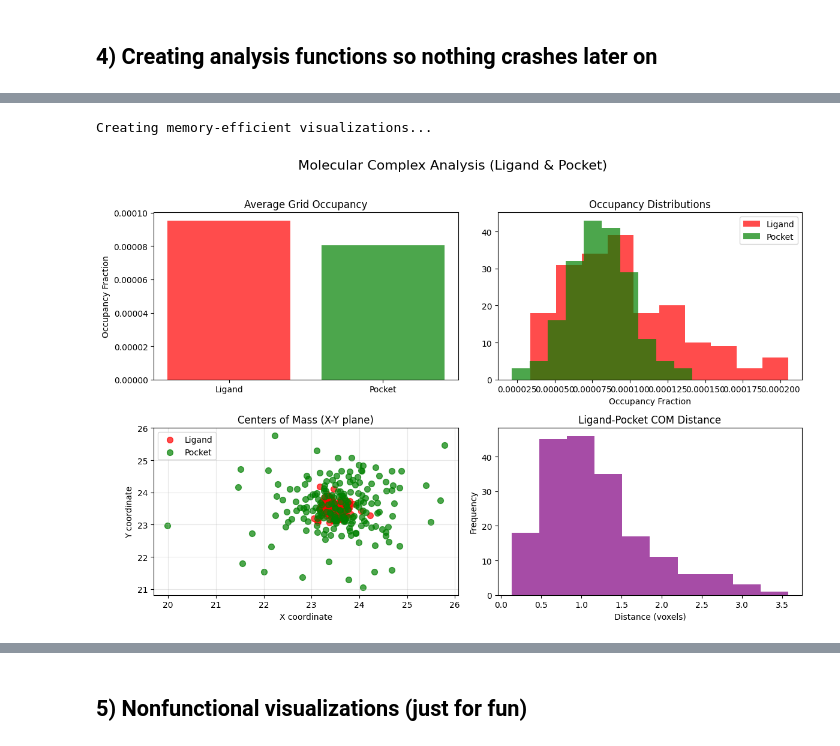
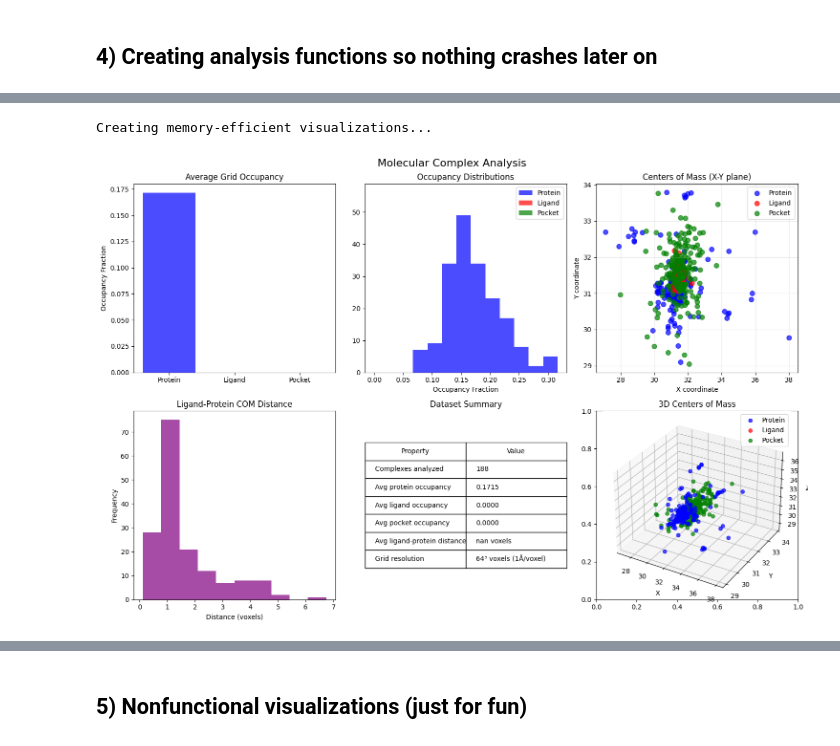
Before and after one commit to sanskriti-ss/bindingaffinity, a Jupyter notebook: step5_basicML.ipynb, the cells around one changed output, grey strips where cells are left out. Cells and saved outputs as stored; diff of their text form; code cells hidden in the pictures.

```diff
--- a/step5_basicML.ipynb
+++ b/step5_basicML.ipynb
@@ -90,11 +87,0 @@ import json
-# %%
-os.getcwd()
-
-file_path = "step4_outputs/model_ready_data/pocket_data/pocket_grids.npz"
-
-if os.path.exists(file_path):
-    protein_grids = np.load(file_path)
-    print("File loaded successfully.")
-    print("Shape:", protein_grids.shape)
-else:
-    print("File not found:", file_path)
@@ -374,15 +382,14 @@ Creating memory-efficient dataset with up to 188 samples...
 
 Successfully created dataset with 188 complexes!
 # %%
+# Memory-efficient visualization and analysis
 print("Creating memory-efficient visualizations...")
 
 import matplotlib.pyplot as plt
 import pandas as pd
-import numpy as np
-import os
 
 def visualize_complex_properties(dataset):
-    """Visualize properties of the molecular complexes (ligand + pocket only)"""
+    """Visualize properties of the molecular complexes"""
     if not dataset:
         print("No data to visualize")
         return
@@ -391,17 +398,20 @@ def visualize_complex_properties(dataset):
     df = pd.DataFrame(dataset)
 
     # Create comprehensive visualization
-    fig, axes = plt.subplots(2, 2, figsize=(12, 8))
-    fig.suptitle('Molecular Complex Analysis (Ligand & Pocket)', fontsize=16)
+    fig, axes = plt.subplots(2, 3, figsize=(15, 10))
+    fig.suptitle('Molecular Complex Analysis', fontsize=16)
 
     # 1. Occupancy comparison
-    axes[0, 0].bar(['Ligand', 'Pocket'],
-                   [df['ligand_occupancy'].mean(), df['pocket_occupancy'].mean()],
-                   color=['red', 'green'], alpha=0.7)
+    axes[0, 0].bar(['Protein', 'Ligand', 'Pocket'],
+                   [df['protein_occupancy'].mean(),
+                    df['ligand_occupancy'].mean(),
+                    df['pocket_occupancy'].mean()],
+                   color=['blue', 'red', 'green'], alpha=0.7)
     axes[0, 0].set_title('Average Grid Occupancy')
     axes[0, 0].set_ylabel('Occupancy Fraction')
 
     # 2. Occupancy distributions
+    axes[0, 1].hist(df['protein_occupancy'], alpha=0.7, label='Protein', color='blue', bins=10)
     axes[0, 1].hist(df['ligand_occupancy'], alpha=0.7, label='Ligand', color='red', bins=10)
     axes[0, 1].hist(df['pocket_occupancy'], alpha=0.7, label='Pocket', color='green', bins=10)
     axes[0, 1].set_title('Occupancy Distributions')
@@ -409,54 +419,90 @@ def visualize_complex_properties(dataset):
     axes[0, 1].legend()
 
     # 3. Center of mass scatter (X vs Y)
+    protein_coms = np.array([x['protein_com'] for x in dataset])
     ligand_coms = np.array([x['ligand_com'] for x in dataset])
     pocket_coms = np.array([x['pocket_com'] for x in dataset])
 
-    axes[1, 0].scatter(ligand_coms[:, 0], ligand_coms[:, 1],
+    axes[0, 2].scatter(protein_coms[:, 0], protein_coms[:, 1],
+                       label='Protein', color='blue', alpha=0.7, s=50)
+    axes[0, 2].scatter(ligand_coms[:, 0], ligand_coms[:, 1],
                        label='Ligand', color='red', alpha=0.7, s=50)
-    axes[1, 0].scatter(pocket_coms[:, 0], pocket_coms[:, 1],
+    axes[0, 2].scatter(pocket_coms[:, 0], pocket_coms[:, 1],
                        label='Pocket', color='green', alpha=0.7, s=50)
-    axes[1, 0].set_title('Centers of Mass (X-Y plane)')
-    axes[1, 0].set_xlabel('X coordinate')
-    axes[1, 0].set_ylabel('Y coordinate')
-    axes[1, 0].legend()
-    axes[1, 0].grid(True, alpha=0.3)
+    axes[0, 2].set_title('Centers of Mass (X-Y plane)')
+    axes[0, 2].set_xlabel('X coordinate')
+    axes[0, 2].set_ylabel('Y coordinate')
+    axes[0, 2].legend()
+    axes[0, 2].grid(True, alpha=0.3)
 
-    # 4. Distance between ligand and pocket COMs
-    distances = np.linalg.norm(ligand_coms - pocket_coms, axis=1)
-    axes[1, 1].hist(distances, bins=10, color='purple', alpha=0.7)
-    axes[1, 1].set_title('Ligand-Pocket COM Distance')
-    axes[1, 1].set_xlabel('Distance (voxels)')
-    axes[1, 1].set_ylabel('Frequency')
+    # 4. Distance between ligand and protein COMs
+    distances = np.linalg.norm(ligand_coms - protein_coms, axis=1)
+    axes[1, 0].hist(distances, bins=10, color='purple', alpha=0.7)
+    axes[1, 0].set_title('Ligand-Protein COM Distance')
+    axes[1, 0].set_xlabel('Distance (voxels)')
+    axes[1, 0].set_ylabel('Frequency')
 
-    plt.tight_layout(rect=[0, 0, 1, 0.96])
+    # 5. Complex properties table
+    axes[1, 1].axis('off')
+    summary_data = [
+        ['Complexes analyzed', len(dataset)],
+        ['Avg protein occupancy', f"{df['protein_occupancy'].mean():.4f}"],
+        ['Avg ligand occupancy', f"{df['ligand_occupancy'].mean():.4f}"],
+        ['Avg pocket occupancy', f"{df['pocket_occupancy'].mean():.4f}"],
+        ['Avg ligand-protein distance', f"{distances.mean():.2f} voxels"],
+        ['Grid resolution', '64³ voxels (1Å/voxel)']
+    ]
+
+    table = axes[1, 1].table(cellText=summary_data,
+                            colLabels=['Property', 'Value'],
+                            cellLoc='left', loc='center')
+    table.auto_set_font_size(False)
+    table.set_fontsize(10)
+    table.scale(1, 2)
+    axes[1, 1].set_title('Dataset Summary')
+
+    # 6. 3D scatter of all COMs
+    ax3d = fig.add_subplot(2, 3, 6, projection='3d')
+    ax3d.scatter(protein_coms[:, 0], protein_coms[:, 1], protein_coms[:, 2],
+                 label='Protein', color='blue', alpha=0.7, s=30)
+    ax3d.scatter(ligand_coms[:, 0], ligand_coms[:, 1], ligand_coms[:, 2],
+                 label='Ligand', color='red', alpha=0.7, s=30)
+    ax3d.scatter(pocket_coms[:, 0], pocket_coms[:, 1], pocket_coms[:, 2],
+                 label='Pocket', color='green', alpha=0.7, s=30)
+    ax3d.set_title('3D Centers of Mass')
+    ax3d.set_xlabel('X')
+    ax3d.set_ylabel('Y')
+    ax3d.set_zlabel('Z')
+    ax3d.legend()
+
+    plt.tight_layout()
     plt.show()
 
     return df
 
 # Visualize the dataset
 if 'efficient_dataset' in locals() and efficient_dataset:
     summary_df = visualize_complex_properties(efficient_dataset)
     print("\n Visualization complete!")
     print(f"   Dataset contains {len(efficient_dataset)} molecular complexes")
 else:
     print("⚠️  No dataset available for visualization")
 
 def save_memory_efficient_results(dataset, filename="molecular_complex_analysis.json"):
     """Save analysis results to avoid recomputation"""
     if dataset:
         import json
         with open(filename, 'w') as f:
             json.dump(dataset, f, indent=2)
         print(f" Results saved to {filename}")
         print(f"   File size: {os.path.getsize(filename) / 1024:.1f} KB")
 
 # Save results
 if 'efficient_dataset' in locals():
     save_memory_efficient_results(efficient_dataset)
 # %% [output]
 Creating memory-efficient visualizations...
-[figure, old version]
+[figure, new version]
  Visualization complete!
    Dataset contains 188 molecular complexes
  Results saved to molecular_complex_analysis.json
```
Also changed, not shown: parts of 26 cells of this notebook, 3 other files.
